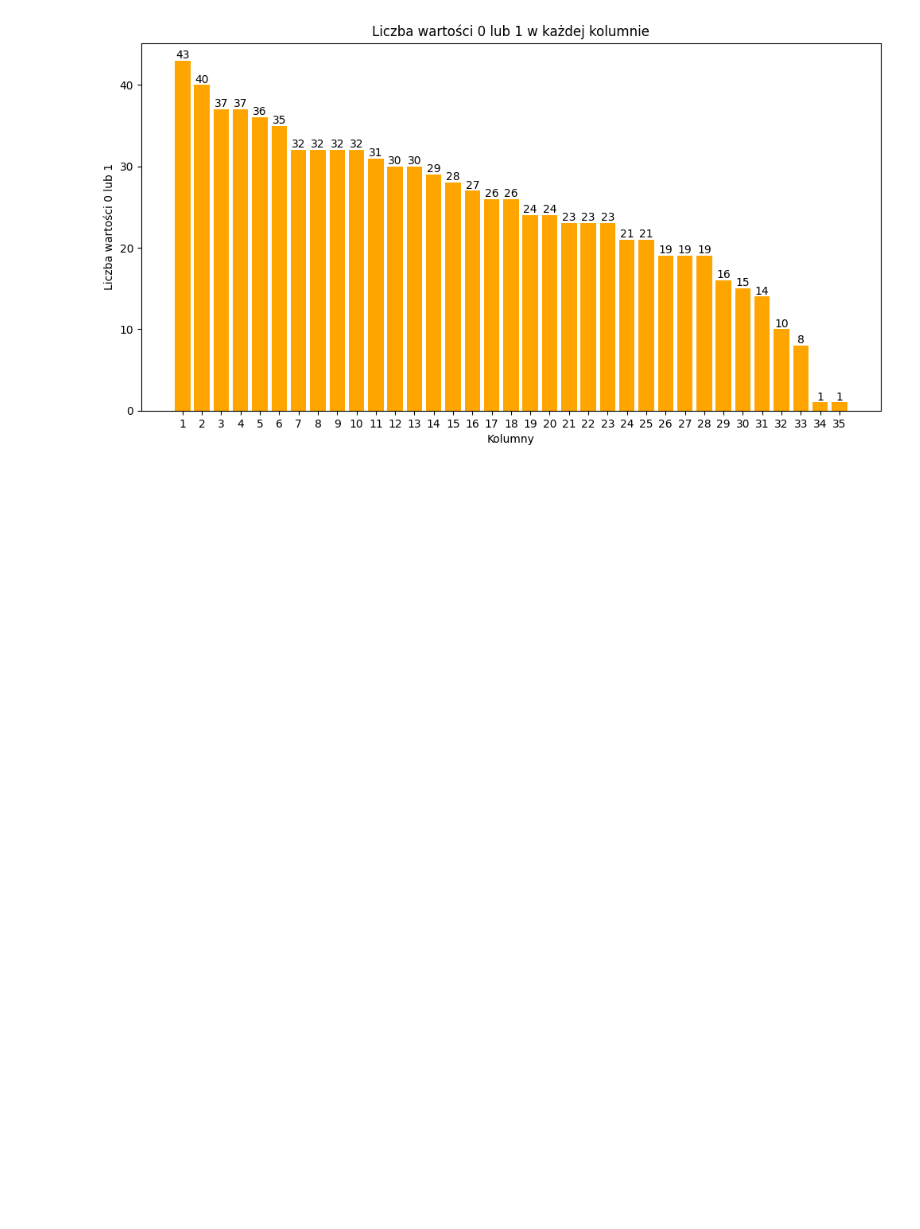
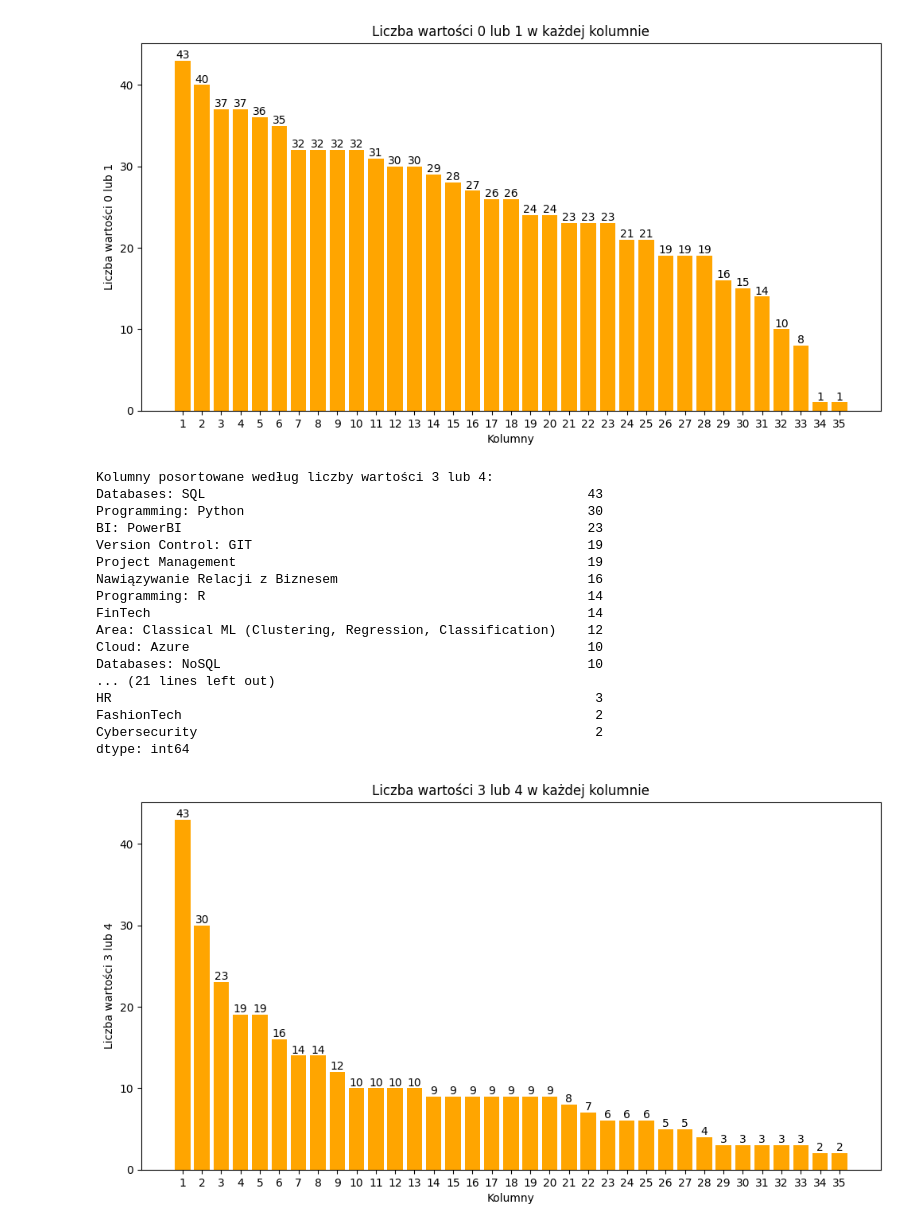
Before and after one commit to Zdanekk/Projekt-people-analytics, a Jupyter notebook: notebooks/explorary_data_analysys.ipynb, the cells around one changed output. Cells and saved outputs as stored; diff of their text form; code cells hidden in the pictures; blank space fills up the shorter version.

Commit message:
added basic data analysys

```diff
--- a/notebooks/explorary_data_analysys.ipynb
+++ b/notebooks/explorary_data_analysys.ipynb
@@ -391,3 +391,54 @@ Databases: SQL                                                  1
 Programming: Python                                             1
 dtype: int64
 [figure]
+# %%
+
+high_numbers = (numeric_data == 3).sum() + (numeric_data == 4).sum()
+# Znalezienie kolumny z największą liczbą wartości 3 lub 4
+max_high_numbers = high_numbers.max()
+columns_with_max_fours = high_numbers[high_numbers == max_high_numbers].index.tolist()
+
+# Sortowanie kolumn według liczby wartości 3 lub 4
+sorted_high_numbers = high_numbers.sort_values(ascending=False)
+
+# Wyświetlanie kolumn posortowanych według liczby wartości 3 lub 4
+print("\nKolumny posortowane według liczby wartości 3 lub 4:")
+print(sorted_high_numbers)
+
+# Tworzenie wykresu
+plt.figure(figsize=(12, 6))
+plt.bar(range(1, len(sorted_high_numbers) + 1), sorted_high_numbers.values, color='orange')
+
+# Dodanie tytułu i etykiet
+plt.title('Liczba wartości 3 lub 4 w każdej kolumnie')
+plt.xlabel('Kolumny')
+plt.ylabel('Liczba wartości 3 lub 4')
+
+# Ustawienie etykiet osi X na liczby 1, 2, 3, ...
+plt.xticks(ticks=range(1, len(sorted_high_numbers) + 1), labels=range(1, len(sorted_high_numbers) + 1))
+
+# Wyświetlanie liczby wartości 3 lub 4 na słupkach wykresu
+for index, value in enumerate(sorted_high_numbers.values):
+    plt.text(index + 1, value, str(value), ha='center', va='bottom')
+
+# Wyświetlanie wykresu
+plt.show()
+# %% [output]
+Kolumny posortowane według liczby wartości 3 lub 4:
+Databases: SQL                                                 43
+Programming: Python                                            30
+BI: PowerBI                                                    23
+Version Control: GIT                                           19
+Project Management                                             19
+Nawiązywanie Relacji z Biznesem                                16
+Programming: R                                                 14
+FinTech                                                        14
+Area: Classical ML (Clustering, Regression, Classification)    12
+Cloud: Azure                                                   10
+Databases: NoSQL                                               10
+... (21 lines left out)
+HR                                                              3
+FashionTech                                                     2
+Cybersecurity                                                   2
+dtype: int64
+[figure, added]
```
Also changed, not shown: parts of 1 cell of this notebook.
